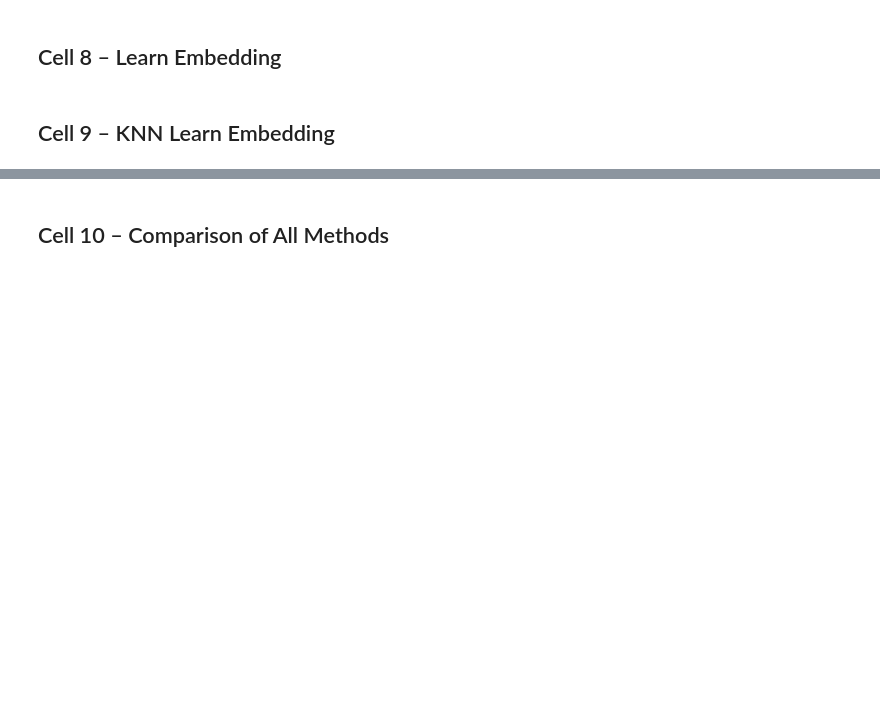
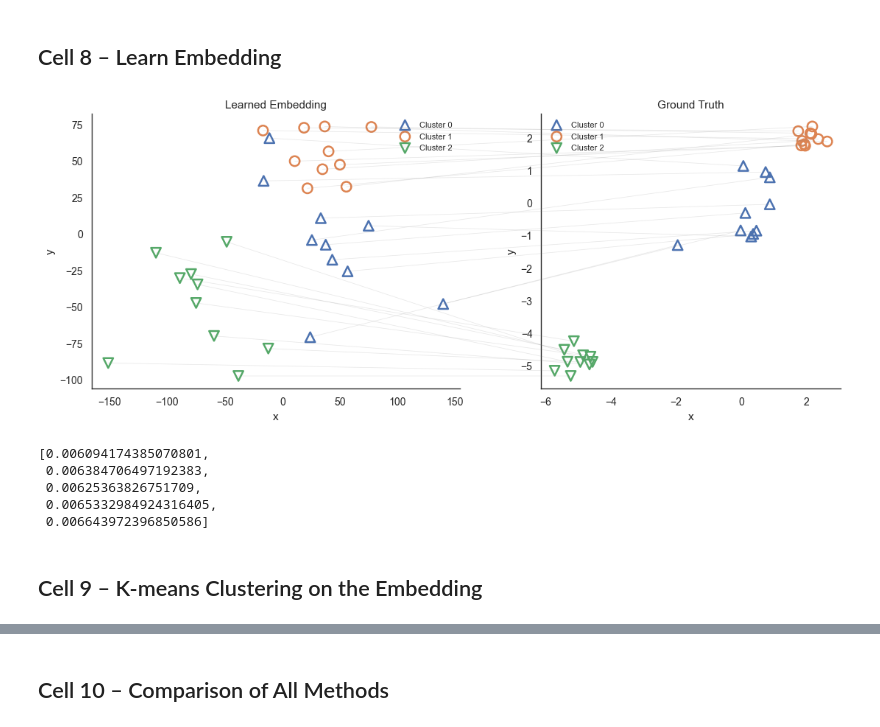
Before and after one commit to gerritgr/ClusterJudge, a Jupyter notebook: main.ipynb, the cells around one changed output, grey strips where cells are left out. Saved outputs shown, nothing was run; the diff lists cells and outputs as text; code cells hidden in the pictures; blank space fills up the shorter version.

Commit message:
Align notebook with revised prompt

```diff
--- a/main.ipynb
+++ b/main.ipynb
@@ -1017,8 +1182,9 @@ MAIN_STATE["conflict_graph"]["metrics"]
 # %%
 EMBEDDING_DIM = 2  # Higher supports richer geometry; lower forces a tighter latent representation.
 EMBEDDING_LR = 0.05  # Higher converges faster but can oscillate; lower is steadier but slower.
-EMBEDDING_EPOCHS = 1200  # Higher fits the judgement likelihood more closely; lower shortens runtime but may underfit.
-EMBEDDING_BATCH_SIZE = 16  # Higher smooths gradients; lower gives noisier updates and more parameter steps.
+EMBEDDING_EPOCHS = 5000  # Higher fits the judgement likelihood more closely; lower shortens runtime but may underfit.
+EMBEDDING_BATCH_SIZE = 8  # Higher smooths gradients; lower gives noisier updates and more parameter steps.
+EMBEDDING_MULTI_STARTS = 10  # Higher explores more random initial embeddings; lower is faster but less robust.
 EMBEDDING_SEED = 42  # Higher changes the random starting coordinates of the embedding.
 EMBEDDING_CSV_PATH = f"{MAIN_ENV['figure_dir']}/embedding_comparison.csv"  # Change this to archive multiple embedding solutions.
 EMBEDDING_FIGURE_STEM = f"{MAIN_ENV['figure_dir']}/embedding_comparison"  # Change this stem to rename the embedding figure bundle.
@@ -1040,7 +1206,7 @@ def bradley_terry_log_likelihood(
     return (-d_w - torch.logsumexp(logits, dim=-1)).mean()
 
 
-def learn_embedding_from_judgements(
+def _train_embedding_once(
     points_df: pd.DataFrame,
     judgements_df: pd.DataFrame,
     dim: int,
@@ -1050,7 +1216,7 @@ def learn_embedding_from_judgements(
     seed: int,
     device: str,
     dtype: torch.dtype,
-) -> tuple[np.ndarray, list[float]]:
+) -> tuple[np.ndarray, list[float], float]:
     seed_everything(seed)
     winner_pairs = torch.tensor(judgements_df[["winner_i", "winner_j"]].to_numpy(dtype=np.int64), dtype=torch.long, device=device)
     loser_pairs_1 = torch.tensor(judgements_df[["loser1_i", "loser1_j"]].to_numpy(dtype=np.int64), dtype=torch.long, device=device)
@@ -1085,7 +1251,43 @@ def learn_embedding_from_judgements(
     centered_learned = learned - learned.mean(axis=0)
     rotation, _ = orthogonal_procrustes(centered_learned, centered_gt)
     aligned = centered_learned @ rotation
-    return aligned, losses
+    return aligned, losses, float(losses[-1])
+
+
+def learn_embedding_from_judgements(
+    points_df: pd.DataFrame,
+    judgements_df: pd.DataFrame,
+    dim: int,
+    lr: float,
+    epochs: int,
+    batch_size: int,
+    n_starts: int,
+    seed: int,
+    device: str,
+    dtype: torch.dtype,
+    show_progress: bool = False,
+) -> tuple[np.ndarray, list[float]]:
+    best_embedding = None
+    best_losses = None
+    best_final_loss = np.inf
+    iterator = progress_iter(range(n_starts), enabled=show_progress, desc="Embedding starts", leave=False)
+    for start_idx in iterator:
+        aligned, losses, final_loss = _train_embedding_once(
+            points_df=points_df,
+            judgements_df=judgements_df,
+            dim=dim,
+            lr=lr,
+            epochs=epochs,
+            batch_size=batch_size,
+            seed=seed + 97 * start_idx,
+            device=device,
+            dtype=dtype,
+        )
+        if final_loss < best_final_loss:
+            best_final_loss = final_loss
+            best_embedding = aligned
+            best_losses = losses
+    return np.asarray(best_embedding), list(best_losses)
 
 
 def export_embedding_comparison_csv(points_df: pd.DataFrame, learned_embedding: np.ndarray, csv_path: str | Path) -> Path:
@@ -1186,6 +1388,7 @@ def run_embedding_cell(
     lr: float,
     epochs: int,
     batch_size: int,
+    n_starts: int,
     seed: int,
     csv_path: str | Path,
     figure_stem: str | Path,
@@ -1196,33 +1399,43 @@ def run_embedding_cell(
         points_df=points_df,
         judgements_df=judgements_df,
         dim=dim,
         lr=lr,
         epochs=epochs,
         batch_size=batch_size,
+        n_starts=n_starts,
         seed=seed,
         device=MAIN_ENV["device"],
         dtype=MAIN_ENV["dtype"],
+        show_progress=True,
     )
     export_embedding_comparison_csv(points_df, learned_embedding, csv_path)
     plot_embedding_comparison_from_csv(csv_path, figure_stem)
     embedding_df = pd.read_csv(csv_path)
     logging.info("Embedding cell complete. Final loss %.4f", losses[-1])
     return {"embedding_df": embedding_df, "csv_path": str(csv_path), "losses": losses}
 
 
 MAIN_STATE["embedding"] = run_embedding_cell(
     points_csv_path=MAIN_STATE["dataset"]["csv_path"],
     judgements_csv_path=MAIN_STATE["judgements"]["judgements_csv_path"],
     dim=EMBEDDING_DIM,
     lr=EMBEDDING_LR,
     epochs=EMBEDDING_EPOCHS,
     batch_size=EMBEDDING_BATCH_SIZE,
+    n_starts=EMBEDDING_MULTI_STARTS,
     seed=EMBEDDING_SEED,
     csv_path=EMBEDDING_CSV_PATH,
     figure_stem=EMBEDDING_FIGURE_STEM,
 )
 
 MAIN_STATE["embedding"]["losses"][-5:]
+# %% [output]
+[figure, added]
+[0.006094174385070801,
+ 0.006384706497192383,
+ 0.00625363826751709,
+ 0.0065332984924316405,
+ 0.006643972396850586]
 # %% [markdown]
-## Cell 9 – KNN Learn Embedding
+## Cell 9 – K-means Clustering on the Embedding
 # %%
```
Also changed, not shown: parts of 9 cells of this notebook, 1 other file.
